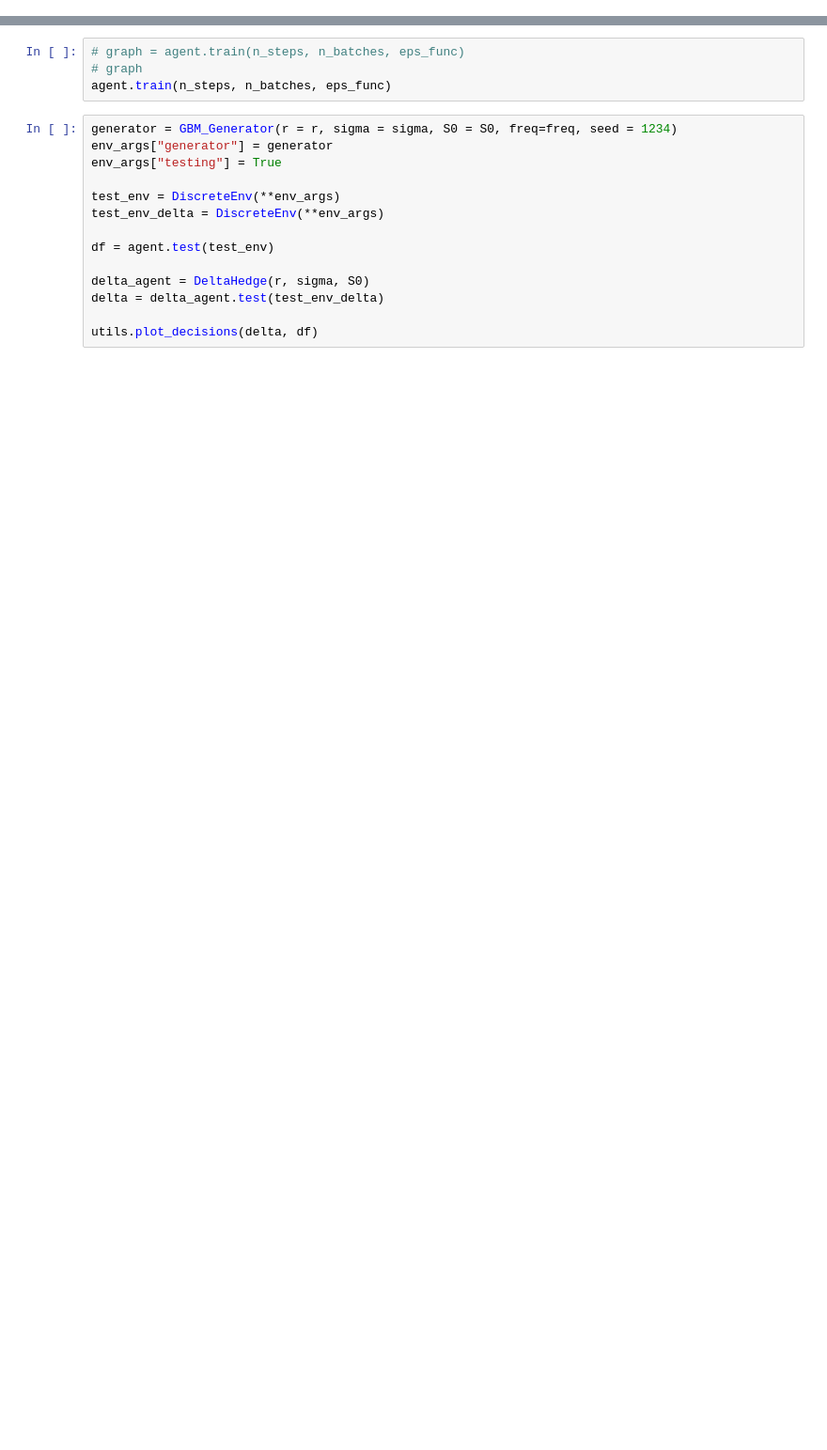
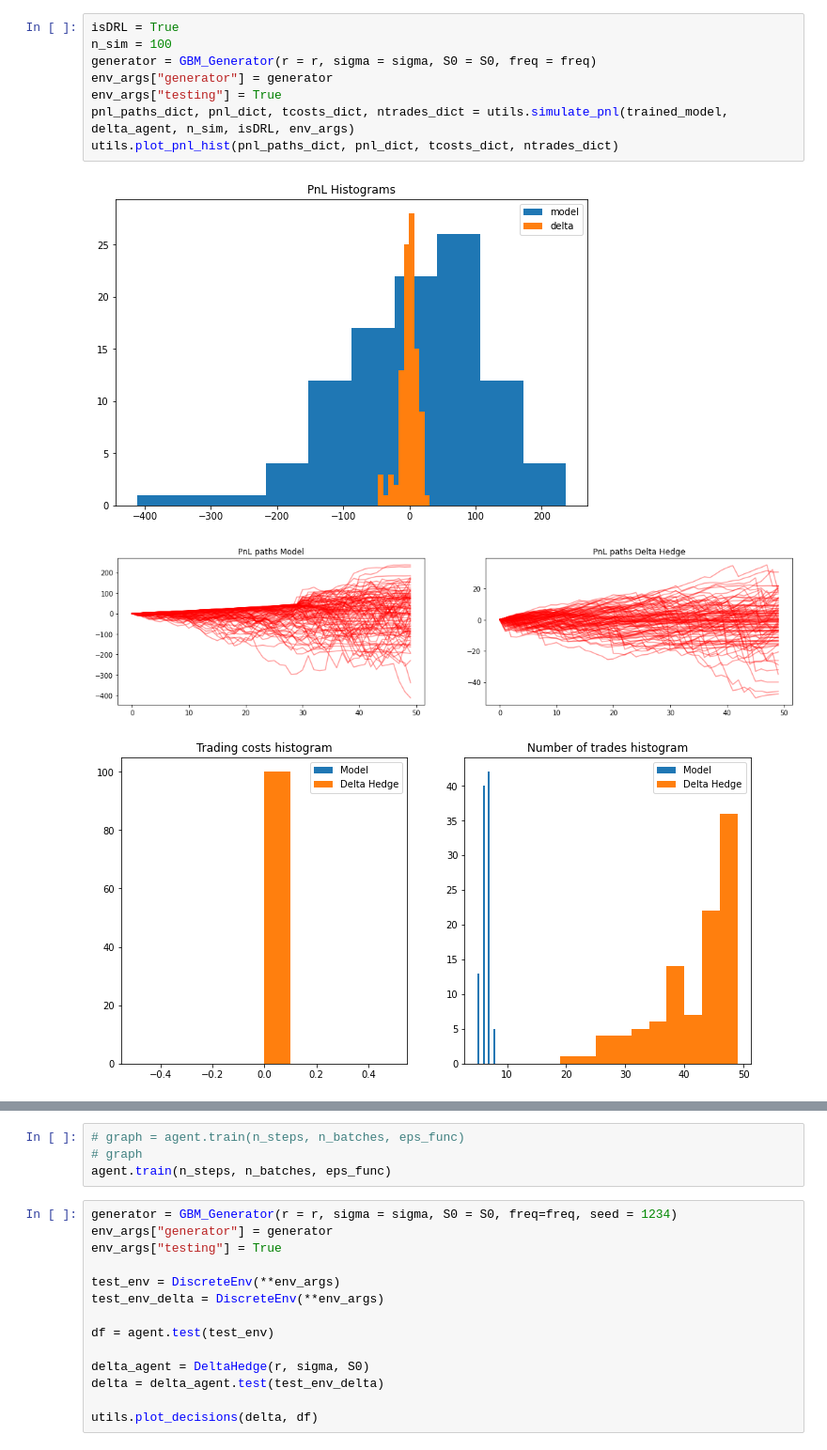
Before and after one commit to adamt98/Thesis2, a Jupyter notebook: Main.ipynb, the cells around one changed output, grey strips where cells are left out. Shown at 94% size. Saved outputs shown, nothing was run; the diff lists cells and outputs as text; blank space fills up the shorter version.

```diff
--- a/Main.ipynb
+++ b/Main.ipynb
@@ -34,0 +117,12 @@ agent = ModelAverager(env, gamma)
+# %%
+isDRL = True
+n_sim = 100
+generator = GBM_Generator(r = r, sigma = sigma, S0 = S0, freq = freq)
+env_args["generator"] = generator
+env_args["testing"] = True
+pnl_paths_dict, pnl_dict, tcosts_dict, ntrades_dict = utils.simulate_pnl(trained_model, delta_agent, n_sim, isDRL, env_args)
+utils.plot_pnl_hist(pnl_paths_dict, pnl_dict, tcosts_dict, ntrades_dict)
+# %% [output]
+[figure, added]
+[figure, added]
+[figure, added]
```
Also changed, not shown: parts of 12 cells of this notebook, 4 other files.
